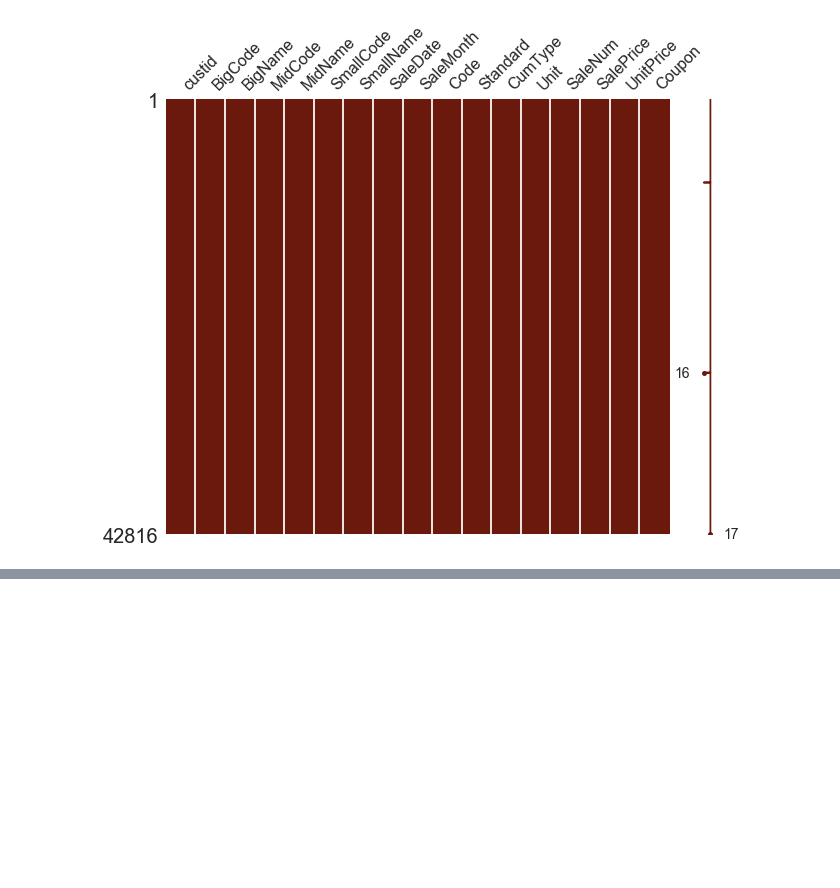
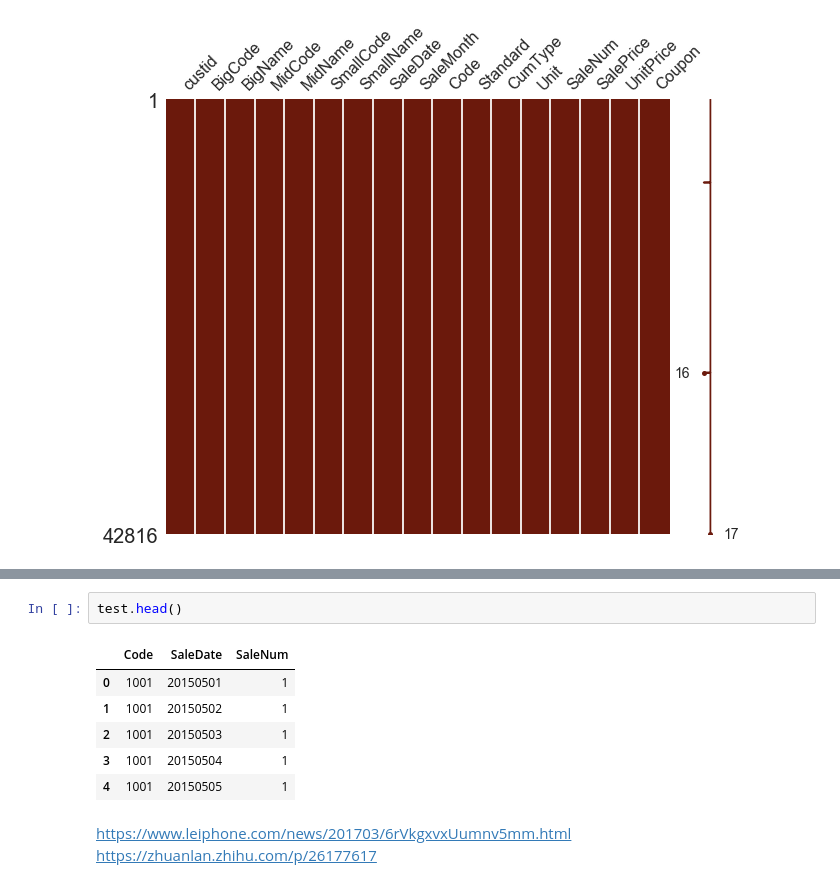
Before and after one commit to dereksjtu/MachineLearning_Matches, a Jupyter notebook: supermarket/EDA_supermarket.ipynb, the cells around one changed output, grey strips where cells are left out. Saved outputs shown, nothing was run; the diff lists cells and outputs as text; blank space fills up the shorter version.

```diff
--- a/supermarket/EDA_supermarket.ipynb
+++ b/supermarket/EDA_supermarket.ipynb
@@ -146,0 +198,12 @@ plot_categories( train , cat = 'MidCode' , target = 'SaleNum' )
+# %%
+test.head()
+# %% [output]
+|  | Code | SaleDate | SaleNum |
+| 0 | 1001 | 20150501 | 1 |
+| 1 | 1001 | 20150502 | 1 |
+| 2 | 1001 | 20150503 | 1 |
+| 3 | 1001 | 20150504 | 1 |
+| 4 | 1001 | 20150505 | 1 |
+# %% [markdown]
+https://www.leiphone.com/news/201703/6rVkgxvxUumnv5mm.html
+https://zhuanlan.zhihu.com/p/26177617
```
Also changed, not shown: parts of 7 cells of this notebook.
